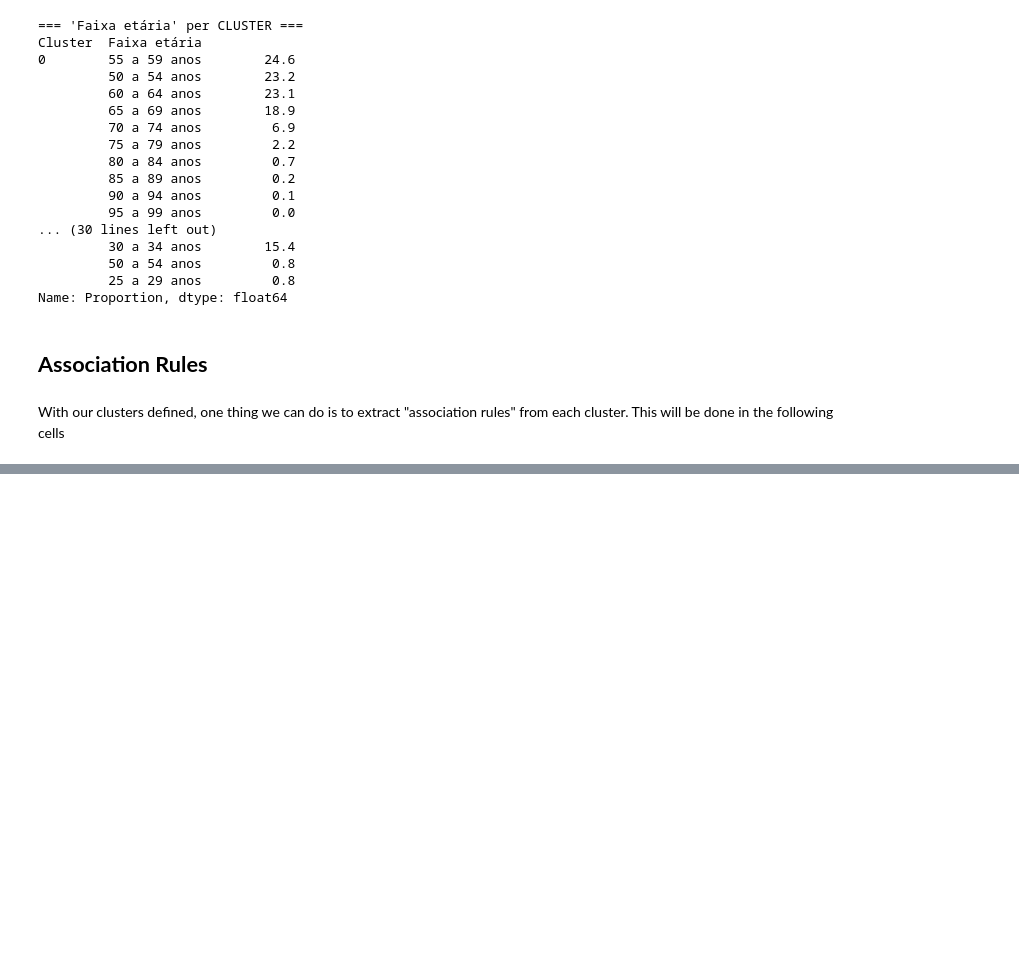
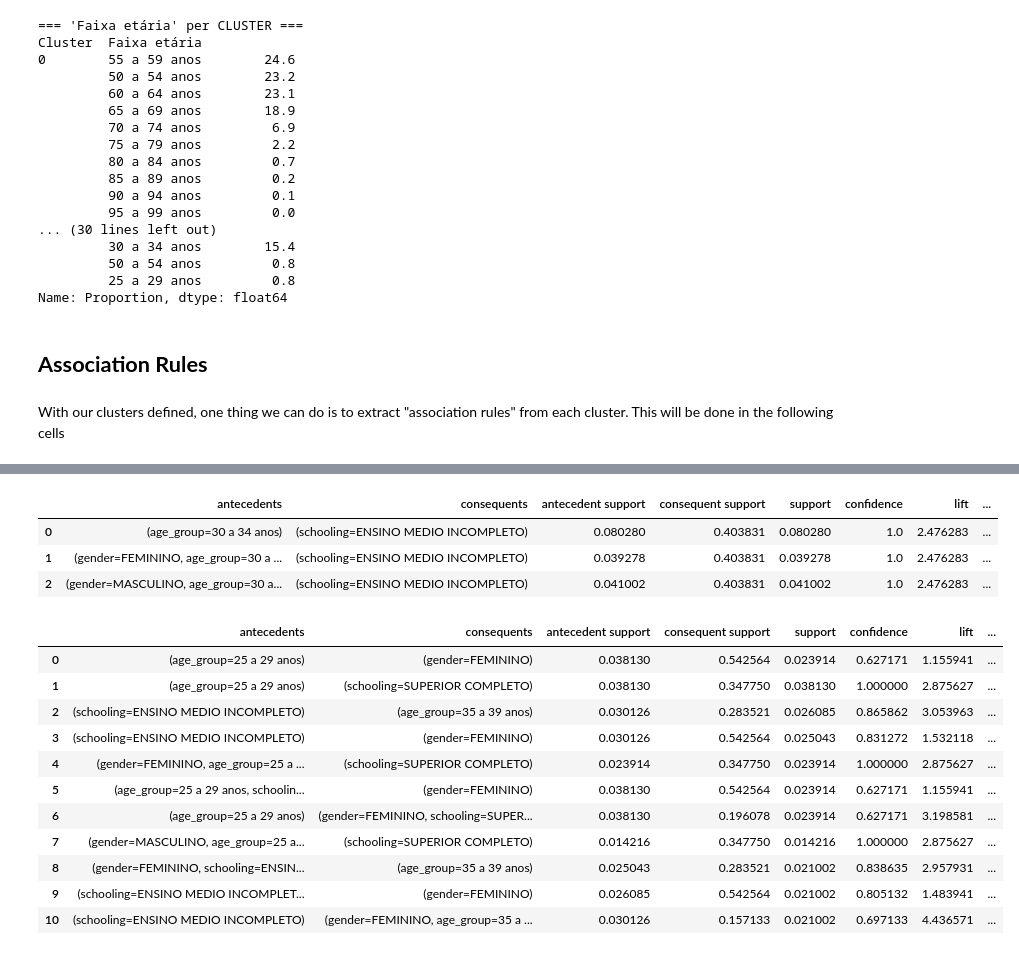
Before and after one commit to heitornolla/Analysis-of-Voter-Abstention-through-Clustering, a Jupyter notebook: jupyter-notebook/notebook.ipynb, the cells around one changed output, grey strips where cells are left out. Cells and saved outputs as stored; diff of their text form; code cells hidden in the pictures; blank space fills up the shorter version.

```diff
--- a/jupyter-notebook/notebook.ipynb
+++ b/jupyter-notebook/notebook.ipynb
@@ -998,0 +1044,51 @@ rules
+# %%
+rules
+# %% [output]
+|  | antecedents | consequents | antecedent support | consequent support | support | confidence | lift | ... |
+| 0 | (age_group=30 a 34 anos) | (schooling=ENSINO MEDIO INCOMPLETO) | 0.080280 | 0.403831 | 0.080280 | 1.0 | 2.476283 | ... |
+| 1 | (gender=FEMININO, age_group=30 a ... | (schooling=ENSINO MEDIO INCOMPLETO) | 0.039278 | 0.403831 | 0.039278 | 1.0 | 2.476283 | ... |
+| 2 | (gender=MASCULINO, age_group=30 a... | (schooling=ENSINO MEDIO INCOMPLETO) | 0.041002 | 0.403831 | 0.041002 | 1.0 | 2.476283 | ... |
+# %%
+from mlxtend.preprocessing import TransactionEncoder
+
+# Filter the dataset for a specific cluster value
+target_cluster = 3
+X_filtered = X[X['Cluster'] == target_cluster]
+
+# Convert filtered rows into list of strings like 'gender=Male', 'age=60-69'
+transactions = []
+for _, row in X_filtered.iterrows():
+    row_items = [
+        f"gender={row['Gênero']}",
+        f"age_group={row['Faixa etária']}",
+        f"schooling={row['Grau de instrução']}",
+    ]
+    transactions.append(row_items)
+
+# Apply transaction encoding
+te = TransactionEncoder()
+te_ary = te.fit(transactions).transform(transactions)
+df_encoded = pd.DataFrame(te_ary, columns=te.columns_)
+# %%
+from mlxtend.frequent_patterns import apriori, association_rules
+
+# Find frequent itemsets
+frequent_itemsets = apriori(df_encoded, min_support=0.01, use_colnames=True)
+
+# Extract rules
+rules = association_rules(frequent_itemsets, metric='confidence', min_threshold=0.6)
+# %%
+rules
+# %% [output]
+|  | antecedents | consequents | antecedent support | consequent support | support | confidence | lift | ... |
+| 0 | (age_group=25 a 29 anos) | (gender=FEMININO) | 0.038130 | 0.542564 | 0.023914 | 0.627171 | 1.155941 | ... |
+| 1 | (age_group=25 a 29 anos) | (schooling=SUPERIOR COMPLETO) | 0.038130 | 0.347750 | 0.038130 | 1.000000 | 2.875627 | ... |
+| 2 | (schooling=ENSINO MEDIO INCOMPLETO) | (age_group=35 a 39 anos) | 0.030126 | 0.283521 | 0.026085 | 0.865862 | 3.053963 | ... |
+| 3 | (schooling=ENSINO MEDIO INCOMPLETO) | (gender=FEMININO) | 0.030126 | 0.542564 | 0.025043 | 0.831272 | 1.532118 | ... |
+| 4 | (gender=FEMININO, age_group=25 a ... | (schooling=SUPERIOR COMPLETO) | 0.023914 | 0.347750 | 0.023914 | 1.000000 | 2.875627 | ... |
+| 5 | (age_group=25 a 29 anos, schoolin... | (gender=FEMININO) | 0.038130 | 0.542564 | 0.023914 | 0.627171 | 1.155941 | ... |
+| 6 | (age_group=25 a 29 anos) | (gender=FEMININO, schooling=SUPER... | 0.038130 | 0.196078 | 0.023914 | 0.627171 | 3.198581 | ... |
+| 7 | (gender=MASCULINO, age_group=25 a... | (schooling=SUPERIOR COMPLETO) | 0.014216 | 0.347750 | 0.014216 | 1.000000 | 2.875627 | ... |
+| 8 | (gender=FEMININO, schooling=ENSIN... | (age_group=35 a 39 anos) | 0.025043 | 0.283521 | 0.021002 | 0.838635 | 2.957931 | ... |
+| 9 | (schooling=ENSINO MEDIO INCOMPLET... | (gender=FEMININO) | 0.026085 | 0.542564 | 0.021002 | 0.805132 | 1.483941 | ... |
+| 10 | (schooling=ENSINO MEDIO INCOMPLETO) | (gender=FEMININO, age_group=35 a ... | 0.030126 | 0.157133 | 0.021002 | 0.697133 | 4.436571 | ... |
```
Also changed, not shown: parts of 12 cells of this notebook.
